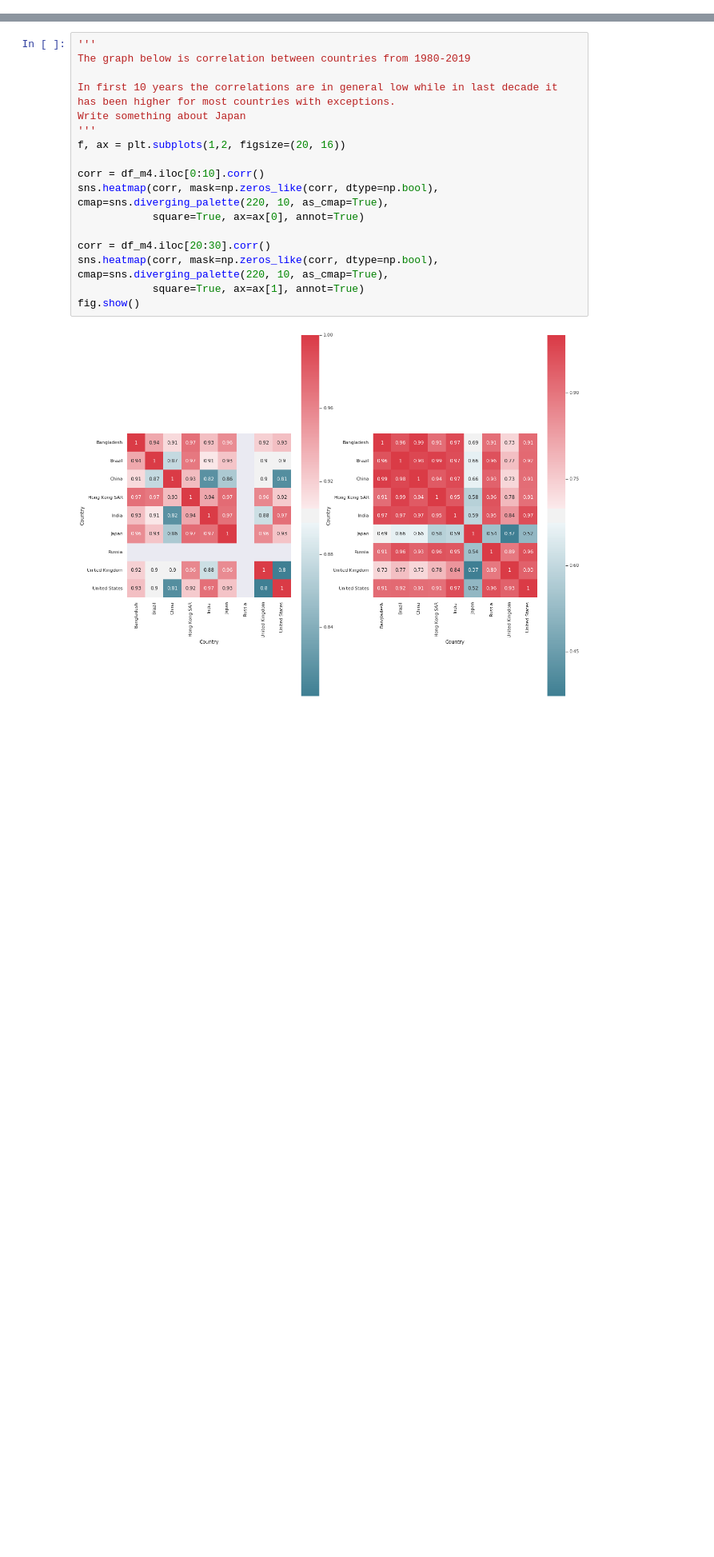
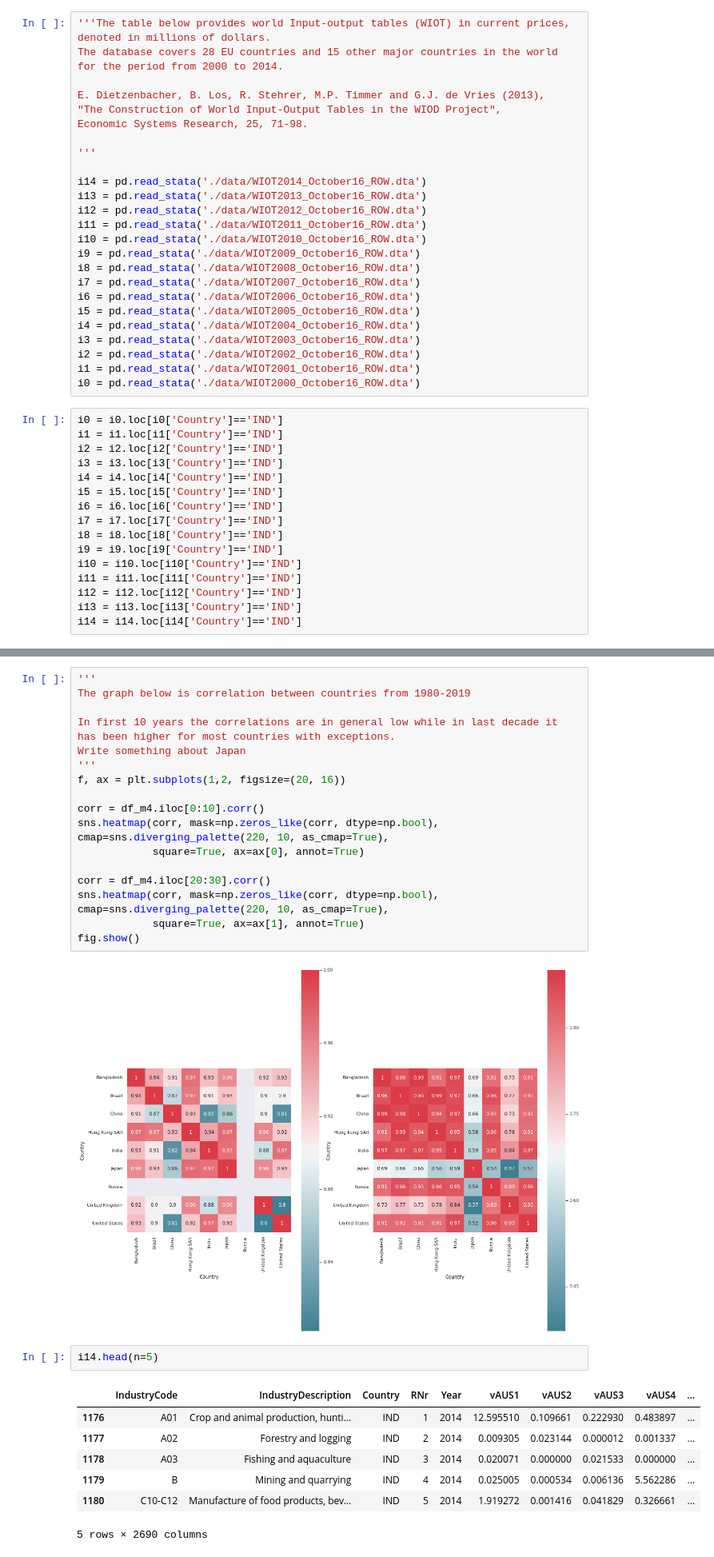
Before and after one commit to juanjohn/globalisation_indian_context, a Jupyter notebook: McKinsey_report.ipynb, the cells around one changed output, grey strips where cells are left out. Shown: that part at 80% size. Cells and saved outputs as stored; diff of their text form; blank space fills up the shorter version.

```diff
--- a/McKinsey_report.ipynb
+++ b/McKinsey_report.ipynb
@@ -44,3 +34,44 @@ df.loc[df['Country']=='IND'].head(n=3)
+# %%
+'''The table below provides world Input-output tables (WIOT) in current prices, denoted in millions of dollars.
+The database covers 28 EU countries and 15 other major countries in the world for the period from 2000 to 2014.
+
+E. Dietzenbacher, B. Los, R. Stehrer, M.P. Timmer and G.J. de Vries (2013),
+"The Construction of World Input-Output Tables in the WIOD Project",
+Economic Systems Research, 25, 71-98.
+
+'''
+
+i14 = pd.read_stata('./data/WIOT2014_October16_ROW.dta')
+i13 = pd.read_stata('./data/WIOT2013_October16_ROW.dta')
+i12 = pd.read_stata('./data/WIOT2012_October16_ROW.dta')
+i11 = pd.read_stata('./data/WIOT2011_October16_ROW.dta')
+i10 = pd.read_stata('./data/WIOT2010_October16_ROW.dta')
+i9 = pd.read_stata('./data/WIOT2009_October16_ROW.dta')
+i8 = pd.read_stata('./data/WIOT2008_October16_ROW.dta')
+i7 = pd.read_stata('./data/WIOT2007_October16_ROW.dta')
+i6 = pd.read_stata('./data/WIOT2006_October16_ROW.dta')
+i5 = pd.read_stata('./data/WIOT2005_October16_ROW.dta')
+i4 = pd.read_stata('./data/WIOT2004_October16_ROW.dta')
+i3 = pd.read_stata('./data/WIOT2003_October16_ROW.dta')
+i2 = pd.read_stata('./data/WIOT2002_October16_ROW.dta')
+i1 = pd.read_stata('./data/WIOT2001_October16_ROW.dta')
+i0 = pd.read_stata('./data/WIOT2000_October16_ROW.dta')
+# %%
+i0 = i0.loc[i0['Country']=='IND']
+i1 = i1.loc[i1['Country']=='IND']
+i2 = i2.loc[i2['Country']=='IND']
+i3 = i3.loc[i3['Country']=='IND']
+i4 = i4.loc[i4['Country']=='IND']
+i5 = i5.loc[i5['Country']=='IND']
+i6 = i6.loc[i6['Country']=='IND']
+i7 = i7.loc[i7['Country']=='IND']
+i8 = i8.loc[i8['Country']=='IND']
+i9 = i9.loc[i9['Country']=='IND']
+i10 = i10.loc[i10['Country']=='IND']
+i11 = i11.loc[i11['Country']=='IND']
+i12 = i12.loc[i12['Country']=='IND']
+i13 = i13.loc[i13['Country']=='IND']
+i14 = i14.loc[i14['Country']=='IND']
 # %%
 df_m = pd.read_csv('WEO_Global_Data.csv', index_col=0)
 df_m2 = df_m.loc[(df_m['Subject Descriptor'] == "Gross domestic product, current prices") & (df_m["Units"]=="U.S. dollars")] #U.S. dollars, Purchasing power parity; international dollars
@@ -101,3 +132,13 @@ sns.heatmap(corr, mask=np.zeros_like(corr, dtype=np.bool), cmap=sns.diverging_pa
 fig.show()
 # %% [output]
 [figure]
+# %%
+i14.head(n=5)
+# %% [output]
+|  | IndustryCode | IndustryDescription | Country | RNr | Year | vAUS1 | vAUS2 | vAUS3 | vAUS4 | ... |
+| 1176 | A01 | Crop and animal production, hunti... | IND | 1 | 2014 | 12.595510 | 0.109661 | 0.222930 | 0.483897 | ... |
+| 1177 | A02 | Forestry and logging | IND | 2 | 2014 | 0.009305 | 0.023144 | 0.000012 | 0.001337 | ... |
+| 1178 | A03 | Fishing and aquaculture | IND | 3 | 2014 | 0.020071 | 0.000000 | 0.021533 | 0.000000 | ... |
+| 1179 | B | Mining and quarrying | IND | 4 | 2014 | 0.025005 | 0.000534 | 0.006136 | 5.562286 | ... |
+| 1180 | C10-C12 | Manufacture of food products, bev... | IND | 5 | 2014 | 1.919272 | 0.001416 | 0.041829 | 0.326661 | ... |
+5 rows × 2690 columns
```
Also changed, not shown: parts of 4 cells of this notebook.
